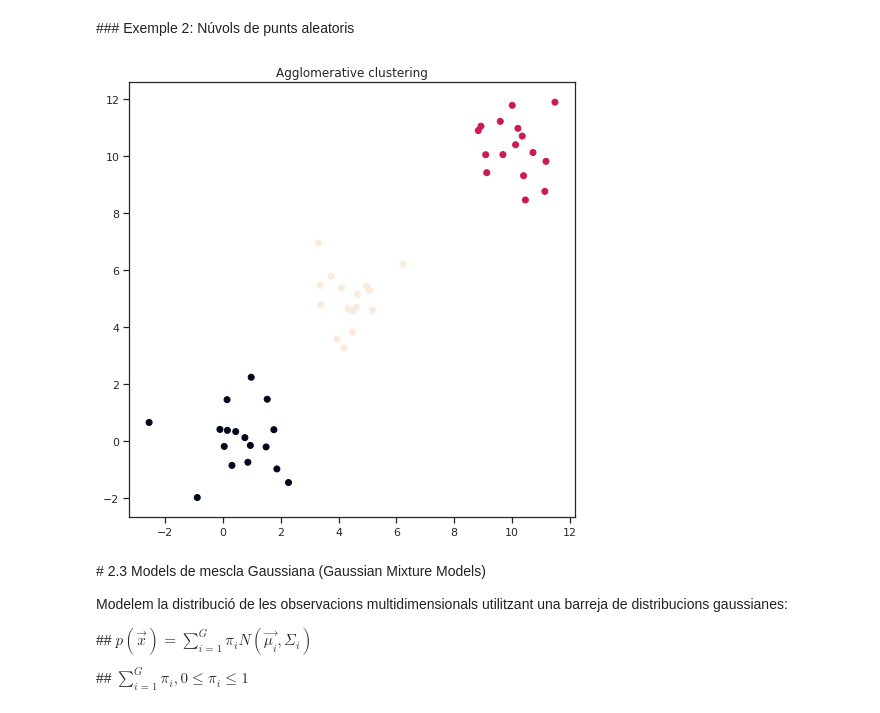
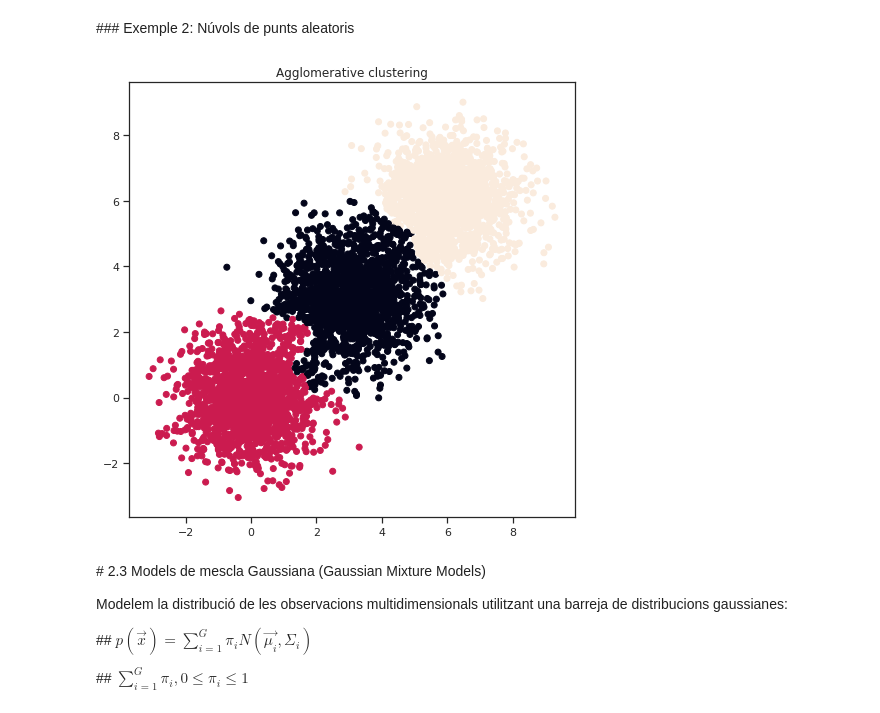
Before and after one commit to raulbenitez/introAI_ICE, a Jupyter notebook: Tema2_Tècniques_d'agrupament.ipynb, the cells around one changed output. Drawn from its saved outputs; the diff is of its cells as text; code cells hidden in the pictures.

```diff
--- a/Tema2_Tècniques_d'agrupament.ipynb
+++ b/Tema2_Tècniques_d'agrupament.ipynb
@@ -250,23 +259,23 @@ dendrogram(Z)
 # %%
 import numpy as np
 import matplotlib.pyplot as plt
 from sklearn.cluster import AgglomerativeClustering
 from sklearn.datasets import make_blobs
 
 # Genera datos aleatoriamente en dos grupos localizados en posiciones diferentes:
-n_samples = 50
-centers = [(0, 0), (5, 5),(10,10)]
+n_samples = 5000
+centers = [(0, 0), (3, 3),(6,6)]
 X, y = make_blobs(n_samples=n_samples, centers=centers, n_features=2,random_state=0)
 
 clustering = AgglomerativeClustering(n_clusters=3).fit(X)
 
 plt.figure(figsize=(8, 8))
 labels = clustering.fit_predict(X)
 plt.scatter(X[:, 0], X[:, 1], c=labels)
 plt.title("Agglomerative clustering")
 plt.show()
 # %% [output]
-[figure, old version]
+[figure, new version]
 # %% [markdown]
 # 2.3 Models de mescla Gaussiana (Gaussian Mixture Models)
 
```
Also changed, not shown: parts of 10 cells of this notebook.
